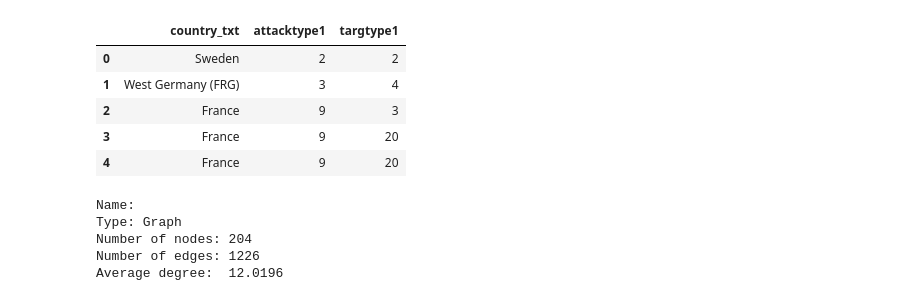
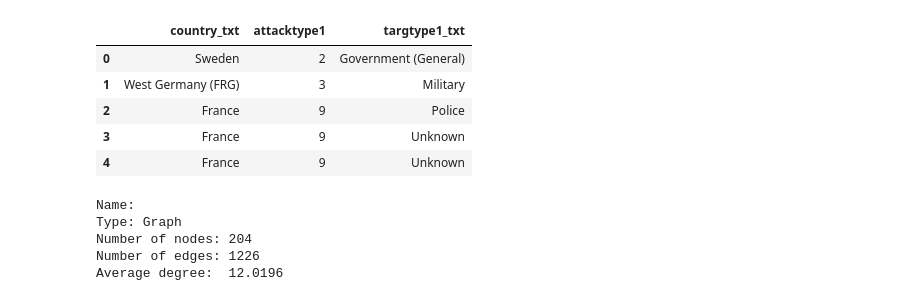
Before and after one commit to kelloggjohnd/Data620-Web_Analytics, a Jupyter notebook: Project 1/terror_EDA.ipynb, the cells around one changed output. Drawn from its saved outputs; the diff is of its cells as text; code cells hidden in the pictures.

```diff
--- a/Project 1/terror_EDA.ipynb
+++ b/Project 1/terror_EDA.ipynb
@@ -3,4 +3,4 @@ import pandas as pd
 import networkx as nx
 import matplotlib.pyplot as plt
 # %%
-df=pd.read_csv('./data/global_terror_data.csv')
+df=pd.read_csv('./global_terror_data_proj_1.csv')
@@ -7,11 +16,11 @@ df=pd.read_csv('./data/global_terror_data.csv')
 # %%
-ter_df = df[["country_txt", "attacktype1", "targtype1"]]
+ter_df = df[["country_txt", "attacktype1", "targtype1_txt"]]
 ter_df.head()
 # %% [output]
-|  | country_txt | attacktype1 | targtype1 |
-| 0 | Sweden | 2 | 2 |
-| 1 | West Germany (FRG) | 3 | 4 |
-| 2 | France | 9 | 3 |
-| 3 | France | 9 | 20 |
-| 4 | France | 9 | 20 |
+|  | country_txt | attacktype1 | targtype1_txt |
+| 0 | Sweden | 2 | Government (General) |
+| 1 | West Germany (FRG) | 3 | Military |
+| 2 | France | 9 | Police |
+| 3 | France | 9 | Unknown |
+| 4 | France | 9 | Unknown |
 # %%
```
Also changed, not shown: parts of 9 cells of this notebook, 2 other files.
